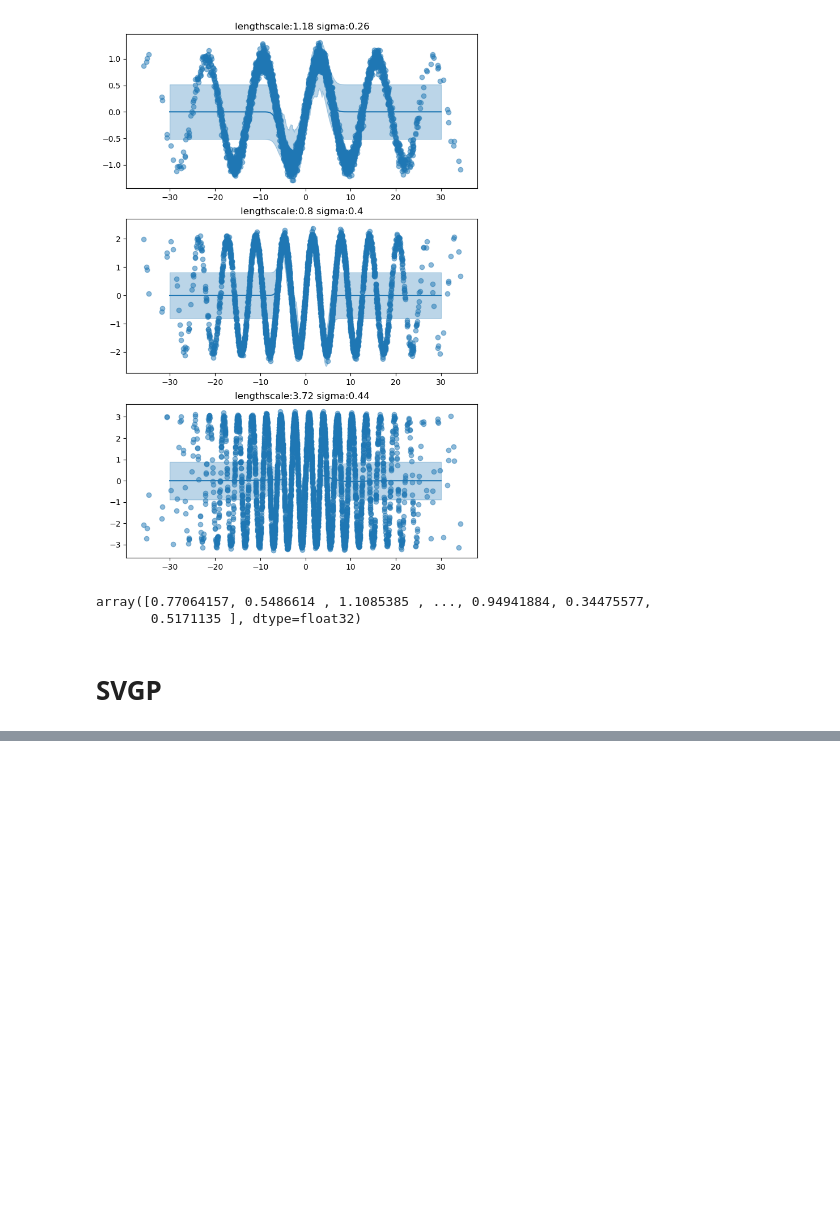
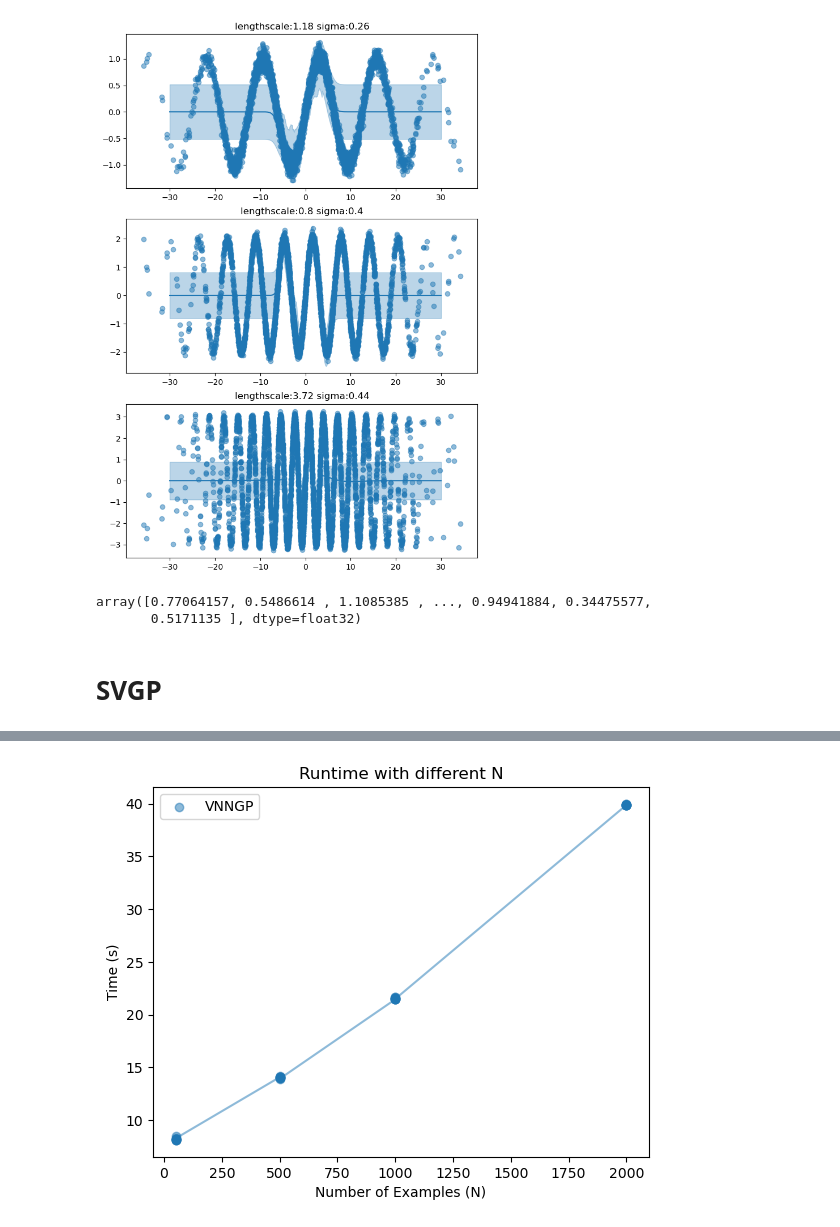
Before and after one commit to luisdiaz1997/GPzoo, a Jupyter notebook: notebooks/synthetic_vnngp_svgp.ipynb, the cells around one changed output, grey strips where cells are left out. Saved outputs shown, nothing was run; the diff lists cells and outputs as text; code cells hidden in the pictures; blank space fills up the shorter version.

```diff
--- a/notebooks/synthetic_vnngp_svgp.ipynb
+++ b/notebooks/synthetic_vnngp_svgp.ipynb
@@ -360,13 +547,15 @@ for i in range(1):
 # %%
-plt.scatter(exp_data['N'][:5], exp_data['time'][:5], label="VNNGP")
-plt.plot(exp_data['N'][:5], exp_data['time'][:5])
-plt.scatter(exp_data['N'][5:], exp_data['time'][5:], label="SVGP")
-plt.plot(exp_data['N'][5:], exp_data['time'][5:])
+plt.scatter(exp_data['N'], exp_data['time'], label="VNNGP", alpha=0.5)
+plt.plot(exp_data['N'], exp_data['time'], alpha=0.5)
+#plt.scatter(exp_data['N'][5:], exp_data['time'][5:], label="SVGP")
+#plt.plot(exp_data['N'][5:], exp_data['time'][5:])
 plt.title("Runtime with different N")
 plt.xlabel("Number of Examples (N)")
 plt.ylabel("Time (s)")
 plt.legend()
 plt.savefig("Runtime_changing_N")
+# %% [output]
+[figure, added]
 # %%
 np.save('z_benchmarking.npy', exp_data)
 # %%
```
Also changed, not shown: parts of 18 cells of this notebook, 51 other files.
